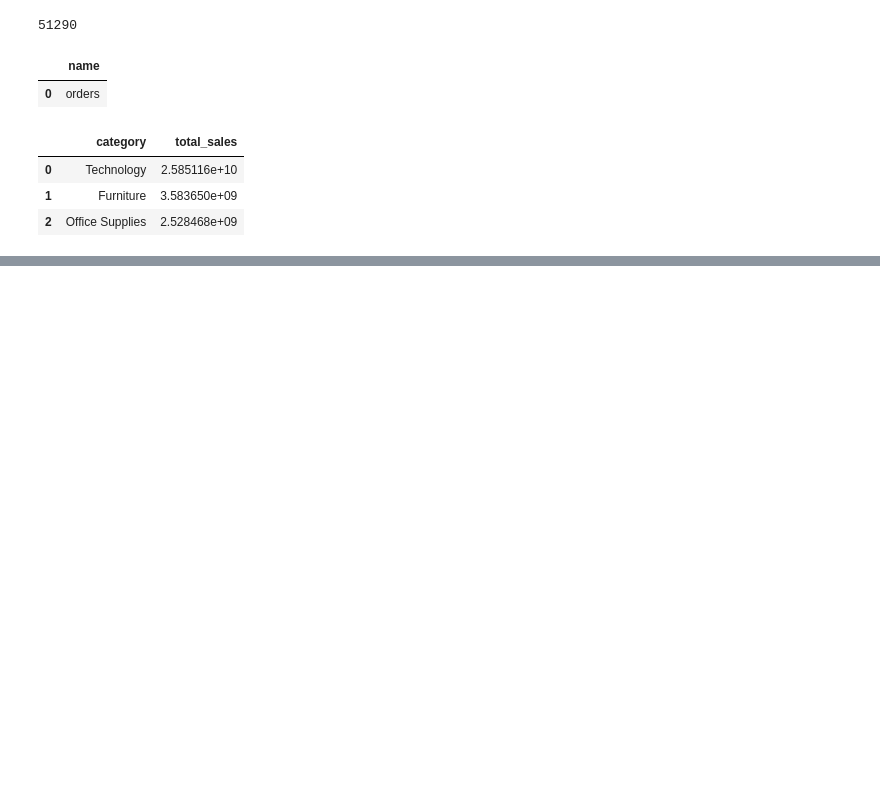
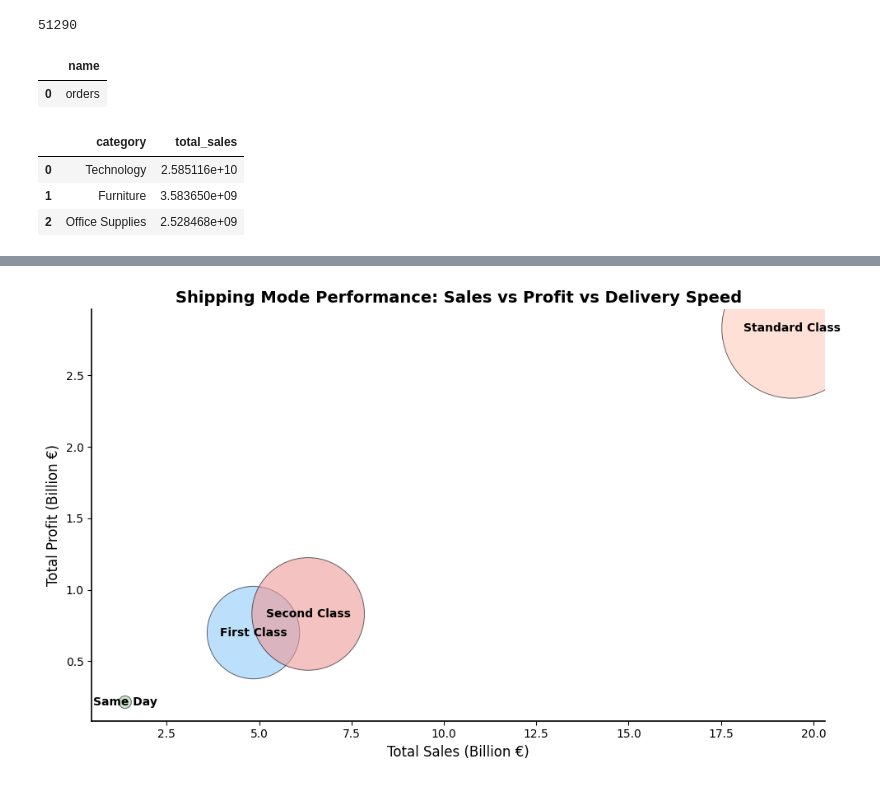
Before and after one commit to Egbe34/final-project-global-superstore, a Jupyter notebook: notebooks/1_data_loading_preview.ipynb, the cells around one changed output, grey strips where cells are left out. Saved outputs shown, nothing was run; the diff lists cells and outputs as text; code cells hidden in the pictures; blank space fills up the shorter version.

```diff
--- a/notebooks/1_data_loading_preview.ipynb
+++ b/notebooks/1_data_loading_preview.ipynb
@@ -184,0 +643,52 @@ result
+# %%
+import pandas as pd
+
+# Recreate shipping mode analysis data
+ship_mode_df = pd.DataFrame({
+    'ship_mode': ['First Class', 'Same Day', 'Second Class', 'Standard Class'],
+    'total_orders': [3821, 1347, 5119, 15154],
+    'total_sales': [4.844199e+09, 1.372558e+09, 6.327057e+09, 1.941946e+10],
+    'total_profit': [7.004669e+08, 2.134051e+08, 8.308540e+08, 2.831193e+09],
+    'avg_delivery_days': [2.18, 0.04, 3.23, 5.00],
+    'profit_margin': [0.14, 0.16, 0.13, 0.15]
+})
+# %%
+import matplotlib.pyplot as plt
+
+
+fig, ax = plt.subplots(figsize=(10, 6))
+bubble = ax.scatter(
+    ship_mode_df['total_sales'] / 1e9,  # X: Total Sales in billions
+    ship_mode_df['total_profit'] / 1e9,  # Y: Total Profit in billions
+    s=ship_mode_df['avg_delivery_days'] * 3000,  # Bubble size: delivery time
+    alpha=0.6,
+    c=['#90CAF9', '#A5D6A7', '#EF9A9A', '#FFCCBC'],  # Bubble color
+    edgecolors='black',
+    linewidth=0.7
+)
+
+for i, row in ship_mode_df.iterrows():
+    ax.text(row['total_sales'] / 1e9, row['total_profit'] / 1e9, row['ship_mode'],
+            fontsize=10, fontweight='bold', ha='center', va='center')
+
+
+ax.set_title("Shipping Mode Performance: Sales vs Profit vs Delivery Speed", fontsize=14, fontweight='bold')
+ax.set_xlabel("Total Sales (Billion €)", fontsize=12)
+ax.set_ylabel("Total Profit (Billion €)", fontsize=12)
+
+for spine in ['left', 'bottom']:
+    ax.spines[spine].set_visible(True)
+    ax.spines[spine].set_color('black')
+    ax.spines[spine].set_linewidth(1.2)
+
+
+ax.spines['top'].set_visible(False)
+ax.spines['right'].set_visible(False)
+
+
+ax.grid(False)
+
+plt.tight_layout()
+plt.show()
+# %% [output]
+[figure, added]
```
Also changed, not shown: parts of 51 cells of this notebook, 8 other files.
